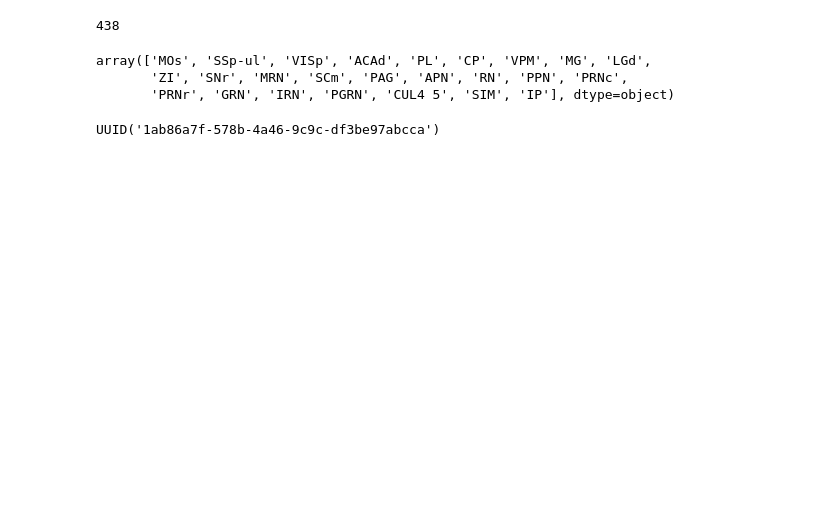
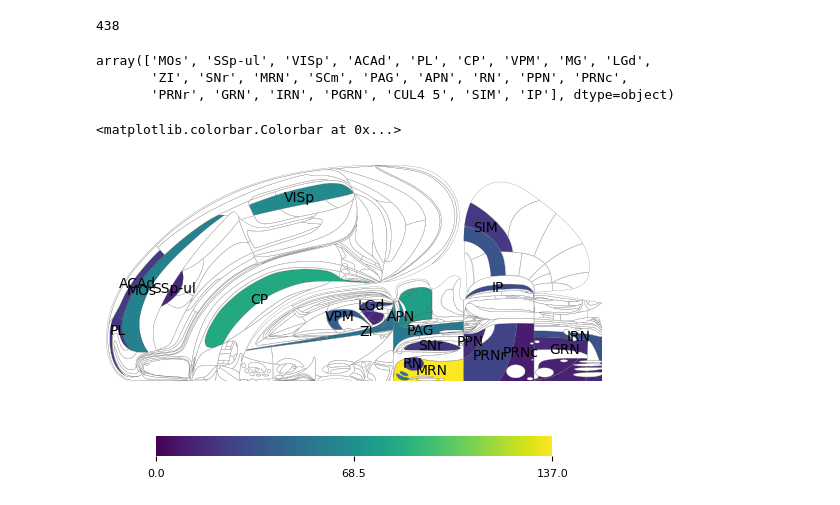
Before and after one commit to debottamKundu/ibl-partial-info-decomp, a Jupyter notebook: notebooks/joint_stimulus_prior_regions.ipynb, the cells around one changed output. Saved outputs shown, nothing was run; the diff lists cells and outputs as text; code cells hidden in the pictures; blank space fills up the shorter version.

Commit message:
finding relevant regions

```diff
--- a/notebooks/joint_stimulus_prior_regions.ipynb
+++ b/notebooks/joint_stimulus_prior_regions.ipynb
@@ -92,3 +101,10 @@ for eid in eids:
 # %%
+import numpy as np
+
+from iblatlas.atlas import BrainRegions
+from iblatlas.plots import plot_swanson_vector, plot_scalar_on_slice
+import matplotlib as mpl
+
+br = BrainRegions
-# %% [output]
-UUID('1ab86a7f-578b-4a46-9c9c-df3be97abcca')
+# %%
+values = df_with_both["# recordings"].values
@@ -94,0 +136,26 @@ UUID('1ab86a7f-578b-4a46-9c9c-df3be97abcca')
+# %%
+ax = plot_swanson_vector(
+    regions_of_interest,
+    values,
+    hemisphere=None,
+    empty_color="white",
+    linewidth=0.1,
+    mask_color="silver",
+    vmin=0,
+    vmax=np.max(values),
+    annotate=True,
+    annotate_list=regions_of_interest,
+)
+
+add_cbar(
+    cmap="viridis",
+    vmin=0,
+    vmax=np.max(values),
+    ax=ax,
+    label="Number of recordings",
+    cbar_kwargs={"shrink": 0.8},
+    associated=True,
+)
+# %% [output]
+<matplotlib.colorbar.Colorbar at 0x...>
+[figure, added]
```
Also changed, not shown: parts of 6 cells of this notebook, 1 other file.
